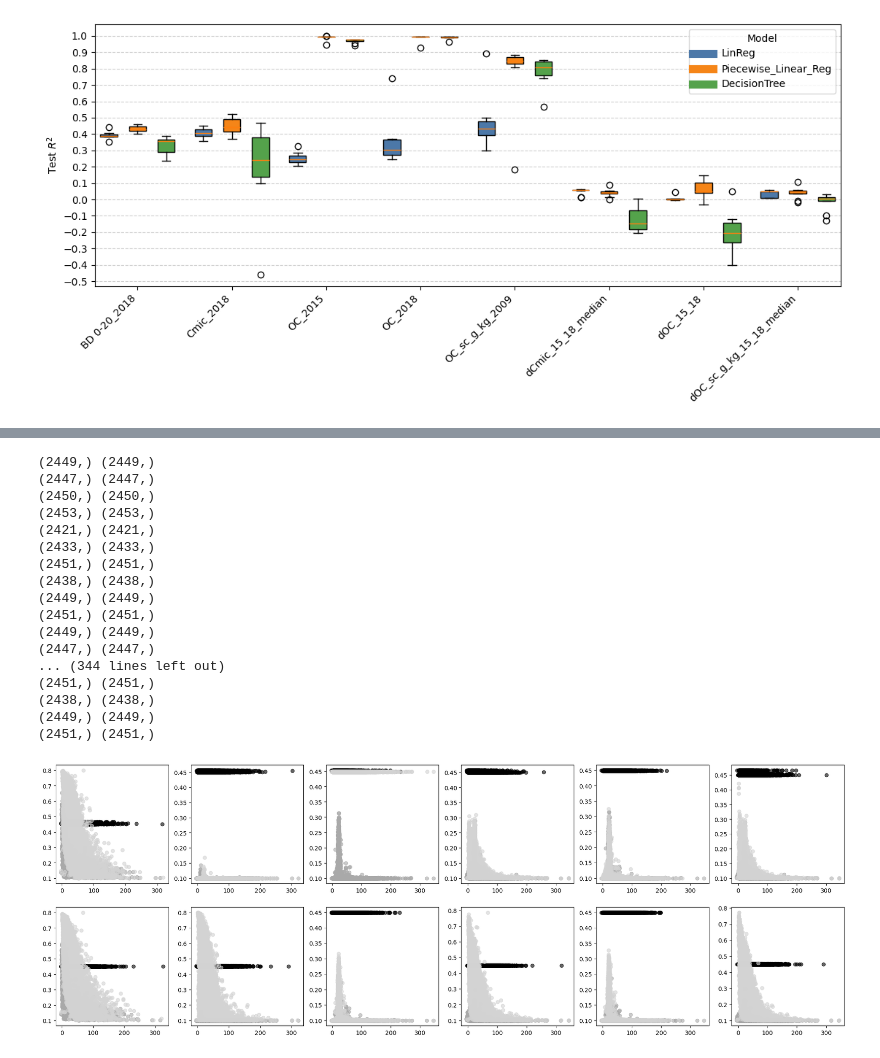
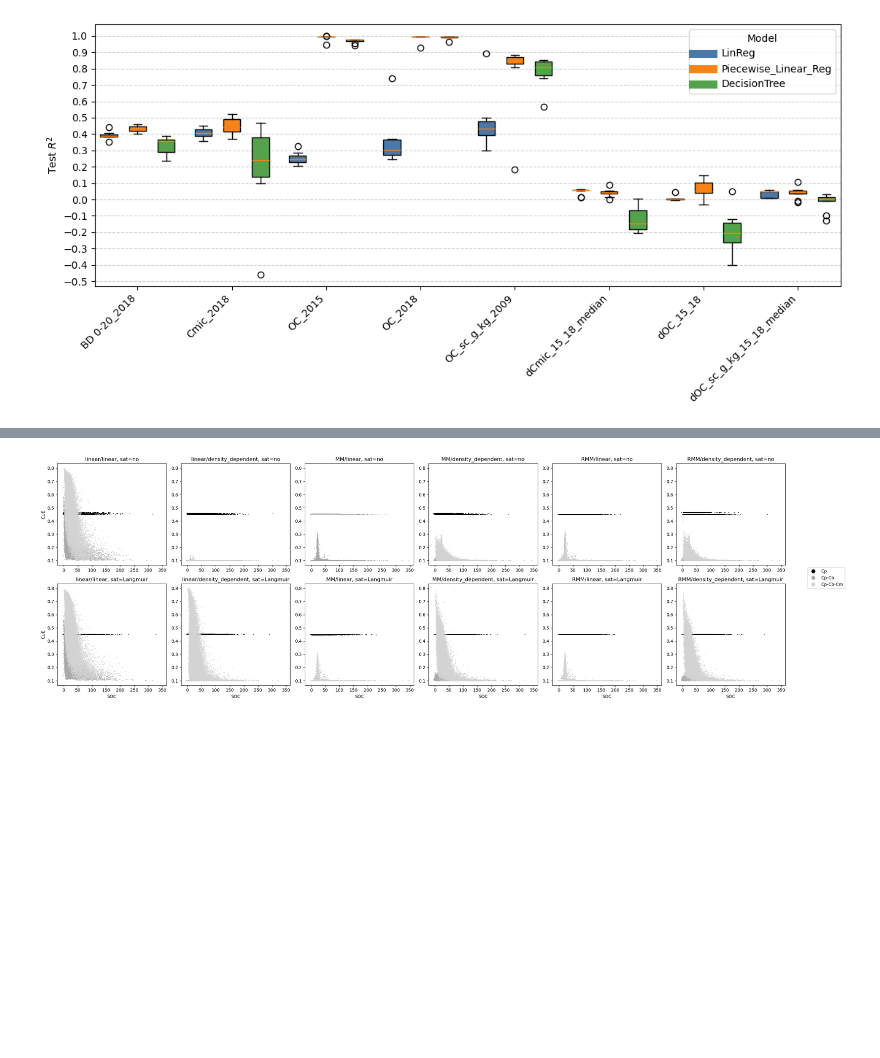
Before and after one commit to LeRoss92/Hybrid-Craig-and-Dynamic-LUCAS, a Jupyter notebook: 7_analysis.ipynb, the cells around one changed output, grey strips where cells are left out. Cells and saved outputs as stored; diff of their text form; code cells hidden in the pictures; blank space fills up the shorter version.

```diff
--- a/7_analysis.ipynb
+++ b/7_analysis.ipynb
@@ -547,7 +547,7 @@ plt.show()
 [figure]
 # %%
 # check hybrid
-results_path = "6_hybrid_outputs_old"
+results_path = "6_hybrid_outputs"
 import os
 import re
 from collections import Counter
@@ -1049,7 +1051,7 @@ import matplotlib.pyplot as plt
 from matplotlib.lines import Line2D
 import numpy as np
 import os
-results_path = "6_hybrid_outputs_old"
+results_path = "6_hybrid_outputs"
 import pandas as pd
 lucas = pd.read_pickle("5_with_predictions.pkl")
 split = lucas['split']
@@ -1133,48 +1135,31 @@ for ax in axes.flat:
     ax.set_ylim(y_min, y_max)
 
 # SOC and CUE as axis labels: x only on lower row, y only on leftmost column
 for ax in axes[1, :]:
     ax.set_xlabel("SOC")
 for ax in axes[:, 0]:
     ax.set_ylabel("CUE")
 
 # Per-subplot titles (md, mt, sat)
 md_names = ["linear", "MM", "RMM"]
 mt_names = ["linear", "density_dependent"]
 sat_names = ["no", "Langmuir"]
 for s in range(2):
     for col in range(6):
         mdi, mti = divmod(col, 2)
         ax = axes[s, col]
         ax.set_title(f"{md_names[mdi]}/{mt_names[mti]}, sat={sat_names[s]}")
 
 # Single legend right of subplots for target combinations
 legend_elements = [
     Line2D([0], [0], marker='o', color='w', markerfacecolor='black', markersize=10, label='Cp'),
     Line2D([0], [0], marker='o', color='w', markerfacecolor='darkgrey', markersize=10, label='Cp-Cb'),
     Line2D([0], [0], marker='o', color='w', markerfacecolor='lightgrey', markersize=10, label='Cp-Cb-Cm'),
 ]
 fig.legend(handles=legend_elements, loc='center left', bbox_to_anchor=(1.02, 0.5))
 
 plt.tight_layout(rect=[0, 0, 1.0, 1])  # leave space for legend
 plt.savefig('figures/SOC_CUE.png', dpi=300, bbox_inches='tight')
 plt.show()
 # %% [output]
-(2449,) (2449,)
-(2447,) (2447,)
-(2450,) (2450,)
-(2453,) (2453,)
-(2421,) (2421,)
-(2433,) (2433,)
-(2451,) (2451,)
-(2438,) (2438,)
-(2449,) (2449,)
-(2451,) (2451,)
-(2449,) (2449,)
-(2447,) (2447,)
-... (344 lines left out)
-(2451,) (2451,)
-(2438,) (2438,)
-(2449,) (2449,)
-(2451,) (2451,)
-[figure, old version]
+[figure, new version]
```
Also changed, not shown: parts of 6 cells of this notebook.
